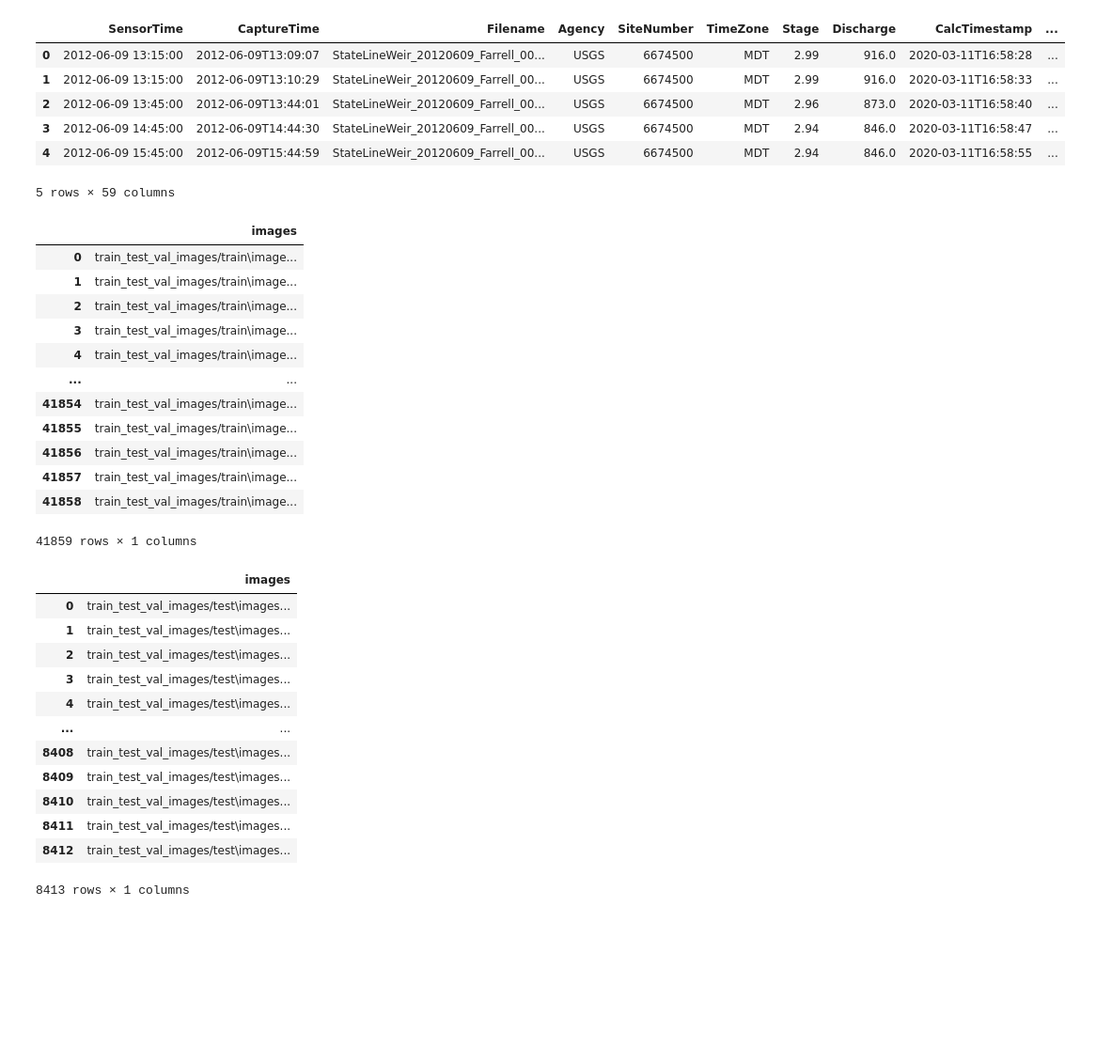
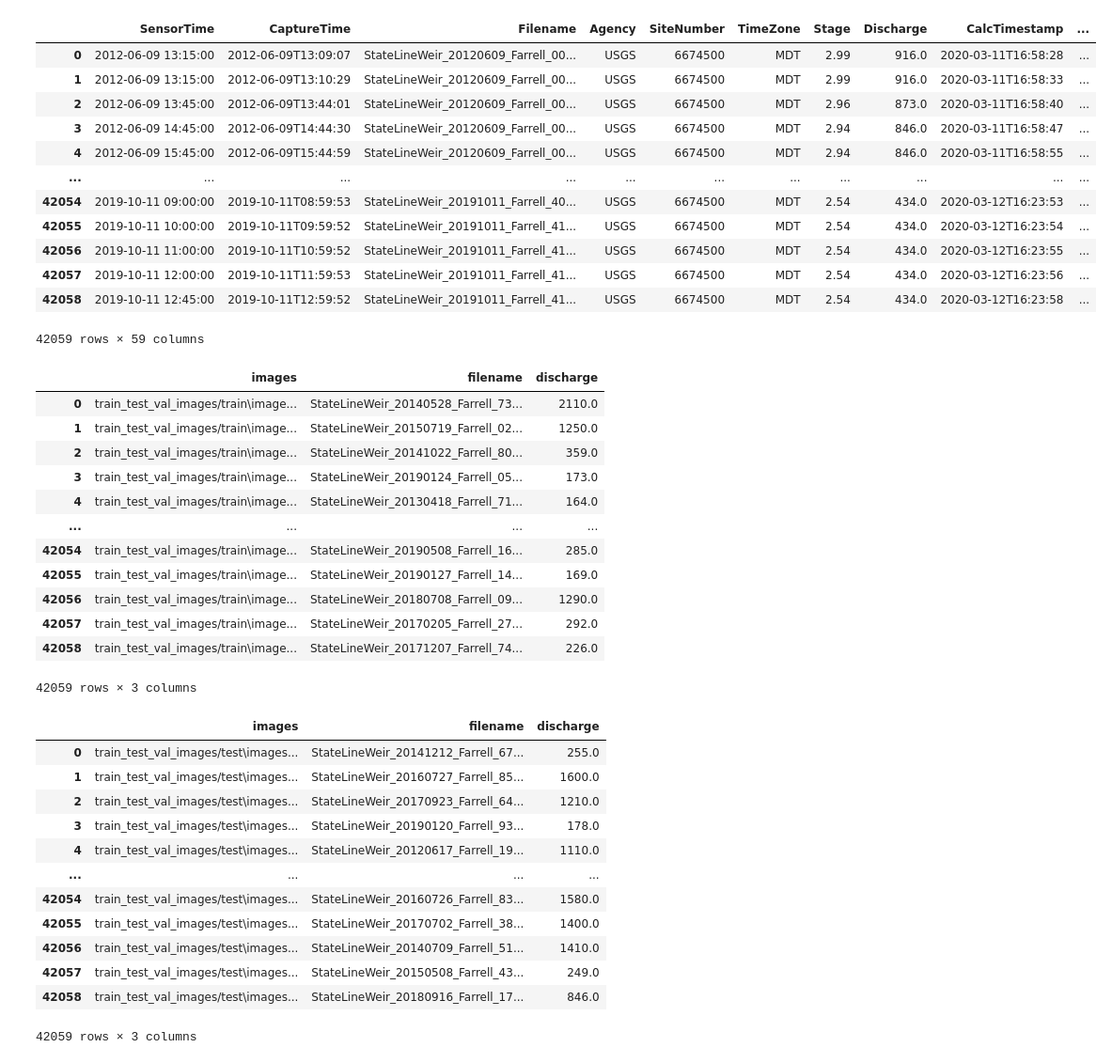
Before and after one commit to PanaDevOps/Stage-Discharge, a Jupyter notebook: cnn_model.ipynb, the cells around one changed output. Shown: that part at 94% size. Drawn from its saved outputs; the diff is of its cells as text; code cells hidden in the pictures; blank space fills up the shorter version.

Commit message:
Added images and create dataframe (idk if it works since huge files are needed)

```diff
--- a/cnn_model.ipynb
+++ b/cnn_model.ipynb
@@ -23,15 +23,21 @@ url = 'Datasets/2012_2019_PlatteRiverWeir_features_merged_all.csv'
 
 dfCNN = pd.read_csv(url)
 # %%
-dfCNN.head()
+dfCNN
 # %% [output]
 |  | SensorTime | CaptureTime | Filename | Agency | SiteNumber | TimeZone | Stage | Discharge | CalcTimestamp | ... |
 | 0 | 2012-06-09 13:15:00 | 2012-06-09T13:09:07 | StateLineWeir_20120609_Farrell_00... | USGS | 6674500 | MDT | 2.99 | 916.0 | 2020-03-11T16:58:28 | ... |
 | 1 | 2012-06-09 13:15:00 | 2012-06-09T13:10:29 | StateLineWeir_20120609_Farrell_00... | USGS | 6674500 | MDT | 2.99 | 916.0 | 2020-03-11T16:58:33 | ... |
 | 2 | 2012-06-09 13:45:00 | 2012-06-09T13:44:01 | StateLineWeir_20120609_Farrell_00... | USGS | 6674500 | MDT | 2.96 | 873.0 | 2020-03-11T16:58:40 | ... |
 | 3 | 2012-06-09 14:45:00 | 2012-06-09T14:44:30 | StateLineWeir_20120609_Farrell_00... | USGS | 6674500 | MDT | 2.94 | 846.0 | 2020-03-11T16:58:47 | ... |
 | 4 | 2012-06-09 15:45:00 | 2012-06-09T15:44:59 | StateLineWeir_20120609_Farrell_00... | USGS | 6674500 | MDT | 2.94 | 846.0 | 2020-03-11T16:58:55 | ... |
+| ... | ... | ... | ... | ... | ... | ... | ... | ... | ... | ... |
+| 42054 | 2019-10-11 09:00:00 | 2019-10-11T08:59:53 | StateLineWeir_20191011_Farrell_40... | USGS | 6674500 | MDT | 2.54 | 434.0 | 2020-03-12T16:23:53 | ... |
+| 42055 | 2019-10-11 10:00:00 | 2019-10-11T09:59:52 | StateLineWeir_20191011_Farrell_41... | USGS | 6674500 | MDT | 2.54 | 434.0 | 2020-03-12T16:23:54 | ... |
+| 42056 | 2019-10-11 11:00:00 | 2019-10-11T10:59:52 | StateLineWeir_20191011_Farrell_41... | USGS | 6674500 | MDT | 2.54 | 434.0 | 2020-03-12T16:23:55 | ... |
+| 42057 | 2019-10-11 12:00:00 | 2019-10-11T11:59:53 | StateLineWeir_20191011_Farrell_41... | USGS | 6674500 | MDT | 2.54 | 434.0 | 2020-03-12T16:23:56 | ... |
+| 42058 | 2019-10-11 12:45:00 | 2019-10-11T12:59:52 | StateLineWeir_20191011_Farrell_41... | USGS | 6674500 | MDT | 2.54 | 434.0 | 2020-03-12T16:23:58 | ... |
-5 rows × 59 columns
+42059 rows × 59 columns
 # %%
 input_path_train = []
 
@@ -41,22 +47,24 @@ for filename in os.listdir('train_test_val_images/train'):
 # %%
 df_train = pd.DataFrame()
 df_train['images'] = input_path_train
+df_train['filename'] = dfCNN[' Filename']
+df_train['discharge'] = dfCNN[' Discharge']
 df_train = df_train.sample(frac=1).reset_index(drop=True)
 df_train
 # %% [output]
-|  | images |
-| 0 | train_test_val_images/train\image... |
-| 1 | train_test_val_images/train\image... |
-| 2 | train_test_val_images/train\image... |
-| 3 | train_test_val_images/train\image... |
-| 4 | train_test_val_images/train\image... |
-| ... | ... |
-| 41854 | train_test_val_images/train\image... |
-| 41855 | train_test_val_images/train\image... |
-| 41856 | train_test_val_images/train\image... |
-| 41857 | train_test_val_images/train\image... |
-| 41858 | train_test_val_images/train\image... |
+|  | images | filename | discharge |
+| 0 | train_test_val_images/train\image... | StateLineWeir_20140528_Farrell_73... | 2110.0 |
+| 1 | train_test_val_images/train\image... | StateLineWeir_20150719_Farrell_02... | 1250.0 |
+| 2 | train_test_val_images/train\image... | StateLineWeir_20141022_Farrell_80... | 359.0 |
+| 3 | train_test_val_images/train\image... | StateLineWeir_20190124_Farrell_05... | 173.0 |
+| 4 | train_test_val_images/train\image... | StateLineWeir_20130418_Farrell_71... | 164.0 |
+| ... | ... | ... | ... |
+| 42054 | train_test_val_images/train\image... | StateLineWeir_20190508_Farrell_16... | 285.0 |
+| 42055 | train_test_val_images/train\image... | StateLineWeir_20190127_Farrell_14... | 169.0 |
+| 42056 | train_test_val_images/train\image... | StateLineWeir_20180708_Farrell_09... | 1290.0 |
+| 42057 | train_test_val_images/train\image... | StateLineWeir_20170205_Farrell_27... | 292.0 |
+| 42058 | train_test_val_images/train\image... | StateLineWeir_20171207_Farrell_74... | 226.0 |
-41859 rows × 1 columns
+42059 rows × 3 columns
 # %%
 input_path_test = []
 
@@ -66,22 +74,24 @@ for filename in os.listdir('train_test_val_images/test'):
 # %%
 df_test = pd.DataFrame()
 df_test['images'] = input_path_test
+df_test['filename'] = dfCNN[' Filename']
+df_test['discharge'] = dfCNN[' Discharge']
 df_test = df_test.sample(frac=1).reset_index(drop=True)
 df_test
 # %% [output]
-|  | images |
-| 0 | train_test_val_images/test\images... |
-| 1 | train_test_val_images/test\images... |
-| 2 | train_test_val_images/test\images... |
-| 3 | train_test_val_images/test\images... |
-| 4 | train_test_val_images/test\images... |
-| ... | ... |
-| 8408 | train_test_val_images/test\images... |
-| 8409 | train_test_val_images/test\images... |
-| 8410 | train_test_val_images/test\images... |
-| 8411 | train_test_val_images/test\images... |
-| 8412 | train_test_val_images/test\images... |
+|  | images | filename | discharge |
+| 0 | train_test_val_images/test\images... | StateLineWeir_20141212_Farrell_67... | 255.0 |
+| 1 | train_test_val_images/test\images... | StateLineWeir_20160727_Farrell_85... | 1600.0 |
+| 2 | train_test_val_images/test\images... | StateLineWeir_20170923_Farrell_64... | 1210.0 |
+| 3 | train_test_val_images/test\images... | StateLineWeir_20190120_Farrell_93... | 178.0 |
+| 4 | train_test_val_images/test\images... | StateLineWeir_20120617_Farrell_19... | 1110.0 |
+| ... | ... | ... | ... |
+| 42054 | train_test_val_images/test\images... | StateLineWeir_20160726_Farrell_83... | 1580.0 |
+| 42055 | train_test_val_images/test\images... | StateLineWeir_20170702_Farrell_38... | 1400.0 |
+| 42056 | train_test_val_images/test\images... | StateLineWeir_20140709_Farrell_51... | 1410.0 |
+| 42057 | train_test_val_images/test\images... | StateLineWeir_20150508_Farrell_43... | 249.0 |
+| 42058 | train_test_val_images/test\images... | StateLineWeir_20180916_Farrell_17... | 846.0 |
-8413 rows × 1 columns
+42059 rows × 3 columns
 # %%
 input_path_val = []
 
```
Also changed, not shown: parts of 10 cells of this notebook.
